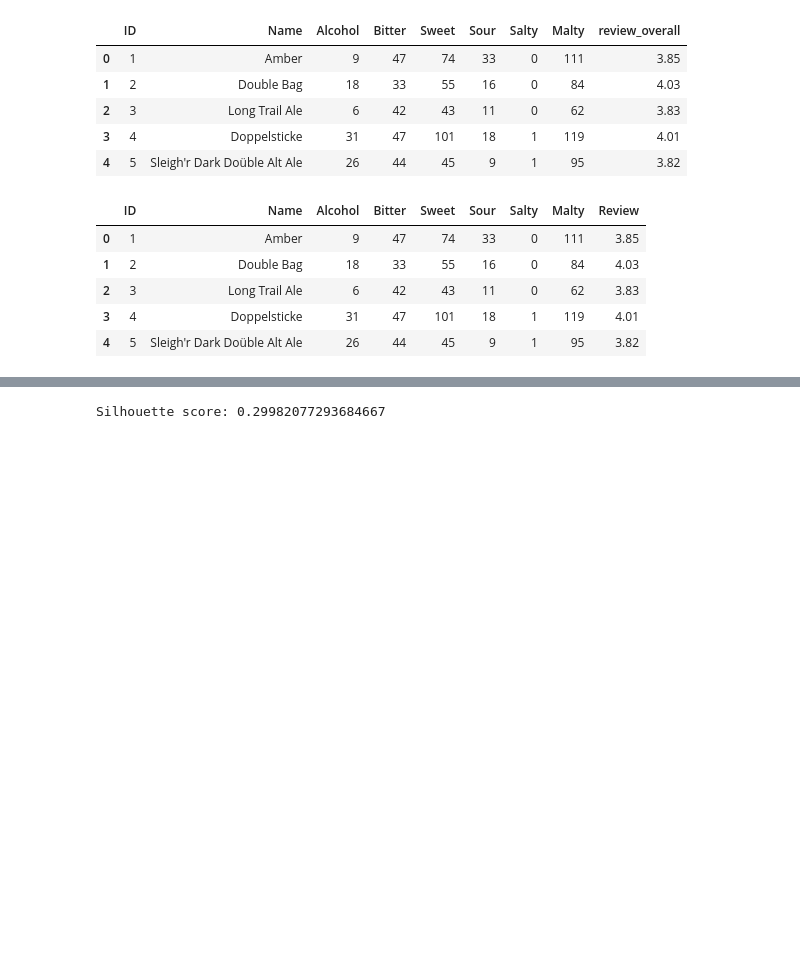
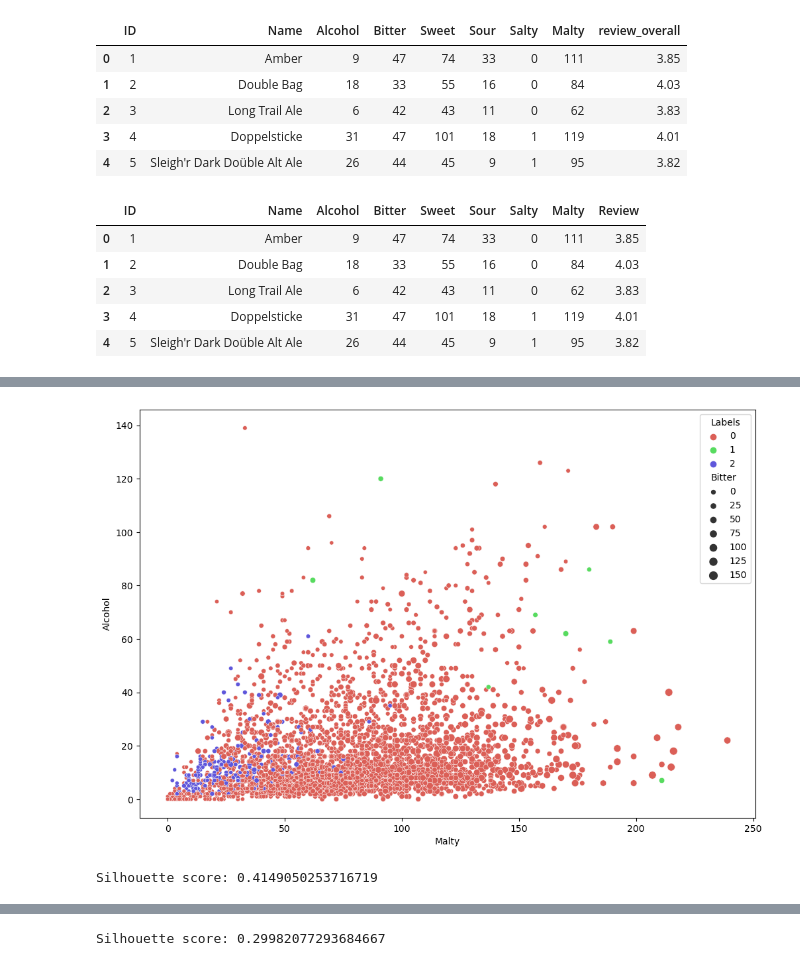
Before and after one commit to Snedakket/Beer_Clustering, a Jupyter notebook: Clustering.ipynb, the cells around one changed output, grey strips where cells are left out. Drawn from its saved outputs; the diff is of its cells as text; code cells hidden in the pictures; blank space fills up the shorter version.

```diff
--- a/Clustering.ipynb
+++ b/Clustering.ipynb
@@ -67,2 +102,19 @@ Silhouette score: 0.3178632621690878
+# %%
+#Agglomerative clustering
+from sklearn.cluster import AgglomerativeClustering
+
+agglom = AgglomerativeClustering(n_clusters=3, linkage='average').fit(X.drop(['Labels'], axis=1))
+
+X['Labels'] = agglom.labels_
+plt.figure(figsize=(12, 8))
+sns.scatterplot(x=X['Malty'], y=X['Alcohol'], hue=X['Labels'], size=X['Bitter'],
+                palette=sns.color_palette('hls', 3))
+plt.show()
+# %% [output]
+[figure, added]
+# %%
+print("Silhouette score: {}".format(silhouette_score(X.drop(['Labels'], axis=1), X.Labels)))
+# %% [output]
+Silhouette score: 0.4149050253716719
 # %%
 #C-means
```
Also changed, not shown: parts of 11 cells of this notebook.
